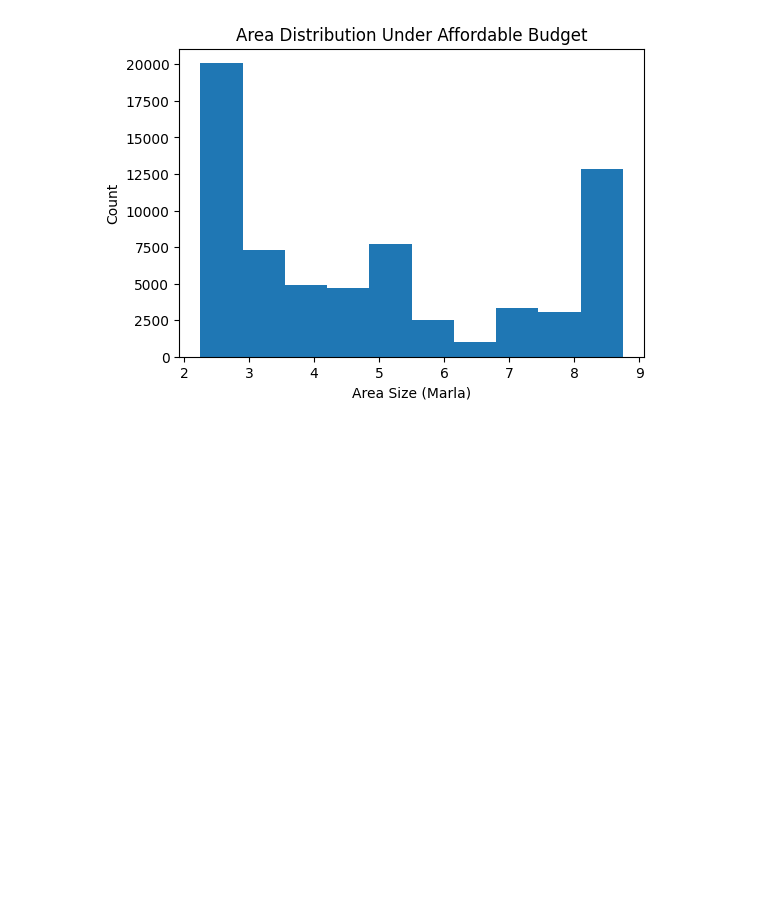
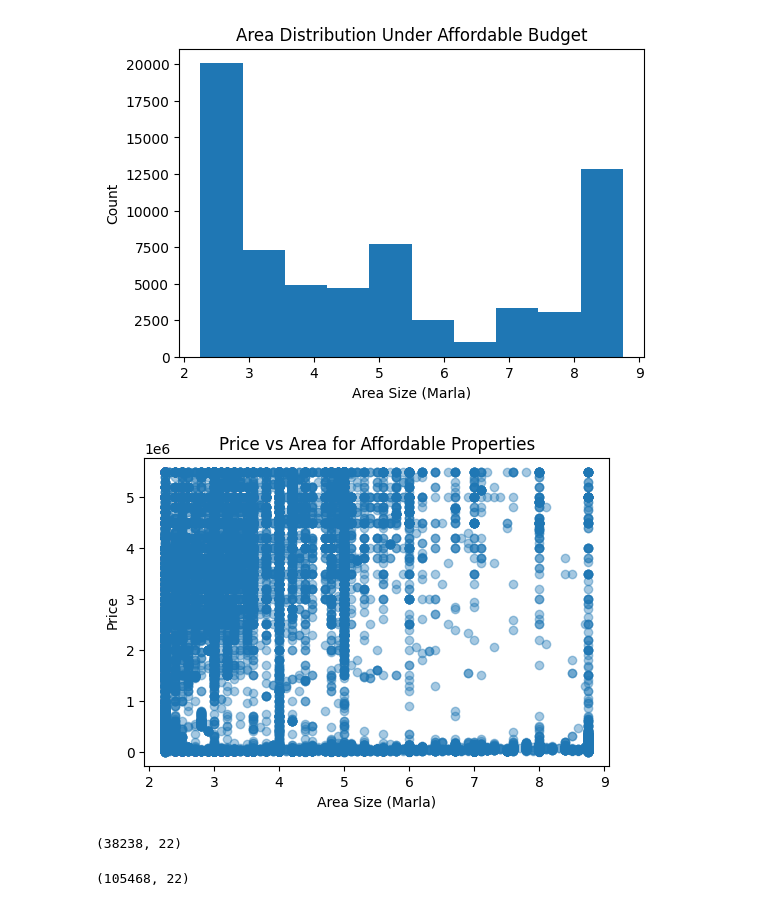
Before and after one commit to Abdul-Rafay-web/Data-Wrangling, a Jupyter notebook: Teknofest/main_competition.ipynb, the cells around one changed output. Saved outputs shown, nothing was run; the diff lists cells and outputs as text; code cells hidden in the pictures; blank space fills up the shorter version.

```diff
--- a/Teknofest/main_competition.ipynb
+++ b/Teknofest/main_competition.ipynb
@@ -341,3 +341,12 @@ plt.title('Area Distribution Under Affordable Budget')
 plt.show()
 # %% [output]
 [figure]
+# %%
+plt.figure(figsize=(6,4))
+plt.scatter(affordable_df['Area Size'], affordable_df['price'], alpha=0.4)
+plt.xlabel('Area Size (Marla)')
+plt.ylabel('Price')
+plt.title('Price vs Area for Affordable Properties')
+plt.show()
+# %% [output]
+[figure, added]
@@ -343,0 +356,8 @@ plt.show()
+# %%
+flats_df.shape
+# %% [output]
+(38238, 22)
+# %%
+house_df.shape
+# %% [output]
+(105468, 22)
```
Also changed, not shown: parts of 2 cells of this notebook.
